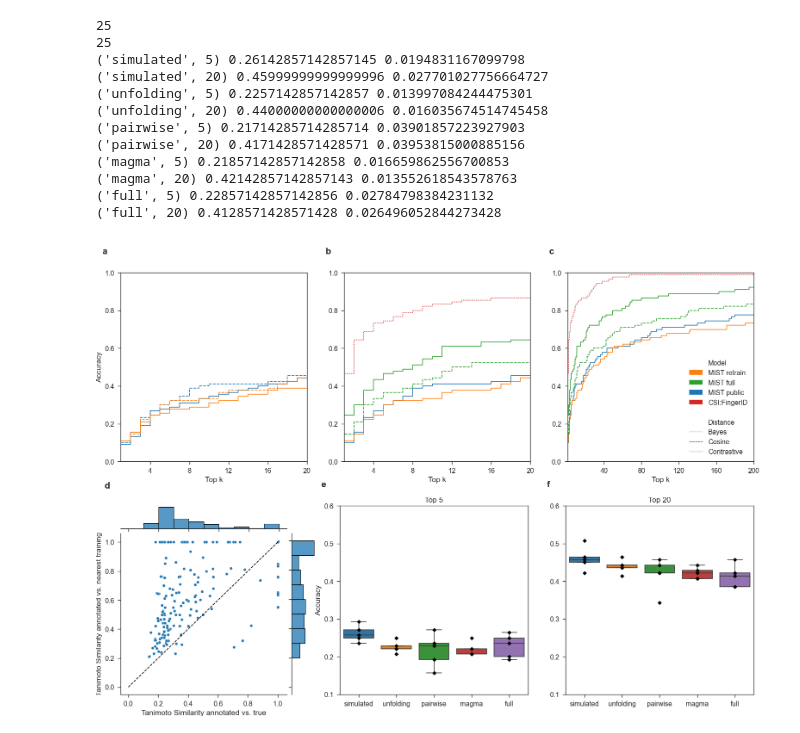
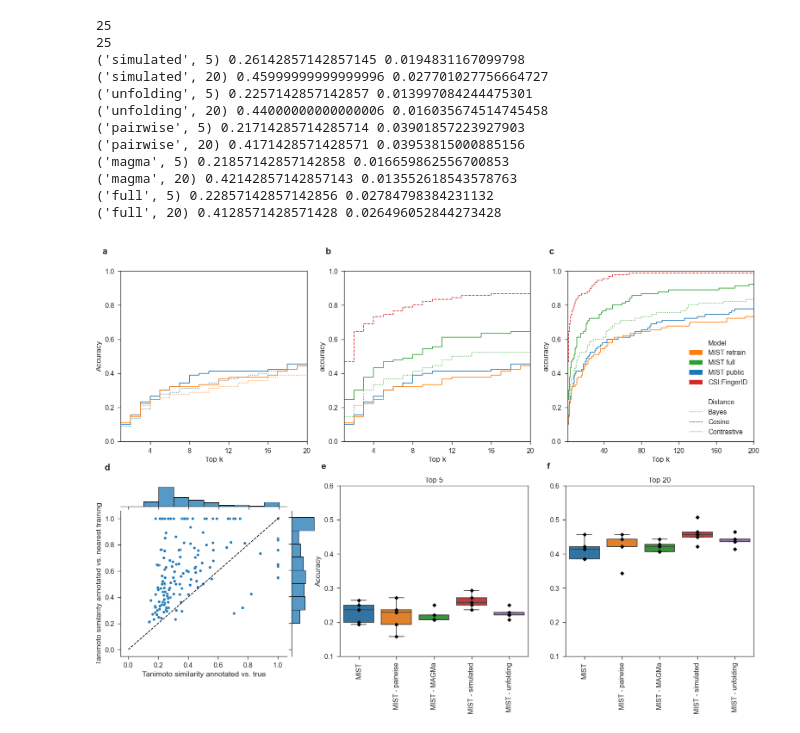
Before and after one commit to Janne98/mist, a Jupyter notebook: report_scripts/reusability/fig3.ipynb, the cells around one changed output. Saved outputs shown, nothing was run; the diff lists cells and outputs as text; code cells hidden in the pictures.

Commit message:
fix linestyles

```diff
--- a/report_scripts/reusability/fig3.ipynb
+++ b/report_scripts/reusability/fig3.ipynb
@@ -39,9 +39,9 @@ model_colors = {
     "CSI:FingerID": mcolors.to_hex(cmap(3 / num_colors)),
 }
 dist_styles = {
-    "Cosine": ":",
-    "Bayes": "--",
-    "Contrastive": "-",
+    "Cosine": "dotted",
+    "Bayes": "dashed",
+    "Contrastive": "solid",
 }
 # %%
 def plot_retrieval_accuracy(
@@ -518,14 +529,24 @@ step_data["line_color"] = step_data["model"].apply(
 step_data["line_style"] = step_data["dist"].apply(lambda x: dist_styles.get(x))
 
 g1 = sns.FacetGrid(step_data, col="plot_id", sharex=False, sharey=False)
-g1.map_dataframe(
-    sns.lineplot,
-    "k",
-    "accuracy",
-    drawstyle="steps-pre",
-    hue="line_color",
-    style="line_style",
-)
+
+
+def custom_lineplot(data, **kwargs):
+    for (line_color, line_style), subset in data.groupby(
+        ["line_color", "line_style"]
+    ):
+        sns.lineplot(
+            data=subset,
+            x="k",
+            y="accuracy",
+            color=line_color,
+            linestyle=line_style,
+            drawstyle="steps-pre",
+            # **kwargs,
+        )
+
+
+g1.map_dataframe(custom_lineplot)
 g1.set_titles("")
 g1.set(ylim=(0, 1))
 
@@ -619,8 +640,8 @@ g2 = sns.jointplot(
 )
 g2.ax_joint.plot([0, 1.01], [0, 1.01], "k--")
 # set labels
-g2.ax_joint.set_xlabel("Tanimoto Similarity annotated vs. true")
-g2.ax_joint.set_ylabel("Tanimoto Similarity annotated vs. nearest training")
+g2.ax_joint.set_xlabel("Tanimoto similarity annotated vs. true")
+g2.ax_joint.set_ylabel("Tanimoto similarity annotated vs. nearest training")
 g2.ax_joint.text(
     -0.1,
     1.28,
@@ -645,6 +666,13 @@ g3.map_dataframe(
     orient="v",
     showfliers=False,
     palette="tab10",
+    order=[
+        "MIST",
+        "MIST - pairwise",
+        "MIST - MAGMa",
+        "MIST - simulated",
+        "MIST - unfolding",
+    ],
 )
 g3.map_dataframe(
     sns.stripplot,
@@ -653,6 +681,13 @@ g3.map_dataframe(
     jitter=False,
     color="black",
     marker="D",
+    order=[
+        "MIST",
+        "MIST - pairwise",
+        "MIST - MAGMa",
+        "MIST - simulated",
+        "MIST - unfolding",
+    ],
 )
 g3.set_titles("")
 g3.set(ylim=(0.1, 0.6))
@@ -663,31 +698,34 @@ for i, ax in enumerate(box_axes):
     for _, spine in ax.spines.items():
         spine.set_visible(True)
     ax.text(
         -0.1,
         1.1,
         string.ascii_lowercase[i + 4],
         transform=ax.transAxes,
         size=15,
         weight="bold",
     )
+    for tick in ax.get_xticklabels():
+        tick.set_rotation(90)
+        # tick.set_horizontalalignment("right")
 box_axes[0].set_ylabel("Accuracy")
 box_axes[0].set_title("Top 5")
 box_axes[1].set_title("Top 20")
 
 fig = plt.figure(figsize=(width * 2.2, height * 2.5))
 gs = gridspec.GridSpec(2, 3)
 
 mg0 = SeabornFig2Grid(g1, fig, gs[0, :])
 mg1 = SeabornFig2Grid(g2, fig, gs[1, 0])
 mg2 = SeabornFig2Grid(g3, fig, gs[1, 1:])
 
 gs.tight_layout(fig, pad=0)
 fig.savefig(
     f"../../results/reusability/retrieval_scatter_boxplot_casmi2022_v{version}.pdf",
     format="pdf",
     bbox_inches="tight",
     dpi=600,
     transparent=True,
 )
 # %% [output]
-[figure, old version]
+[figure, new version]
```
Also changed, not shown: parts of 4 cells of this notebook.
